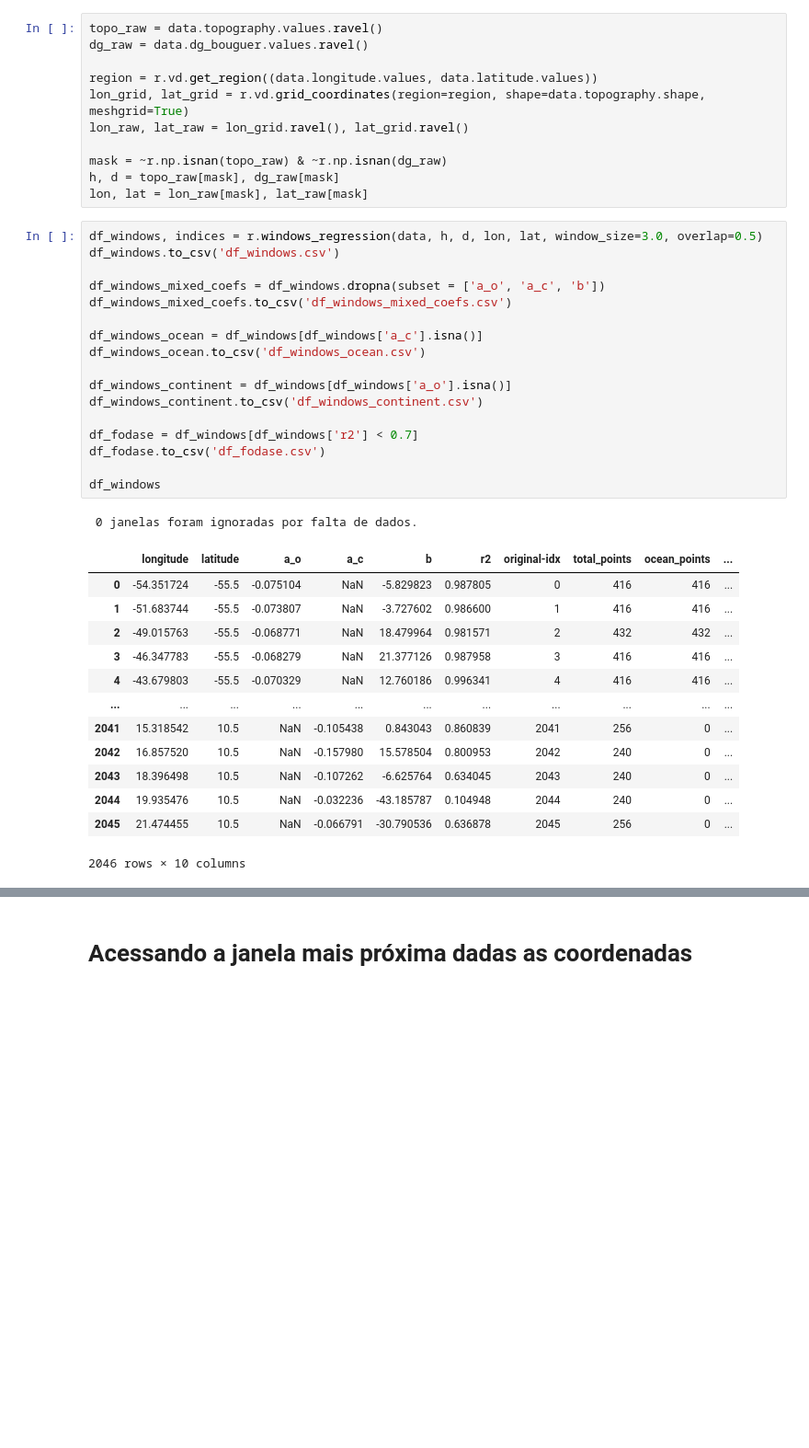
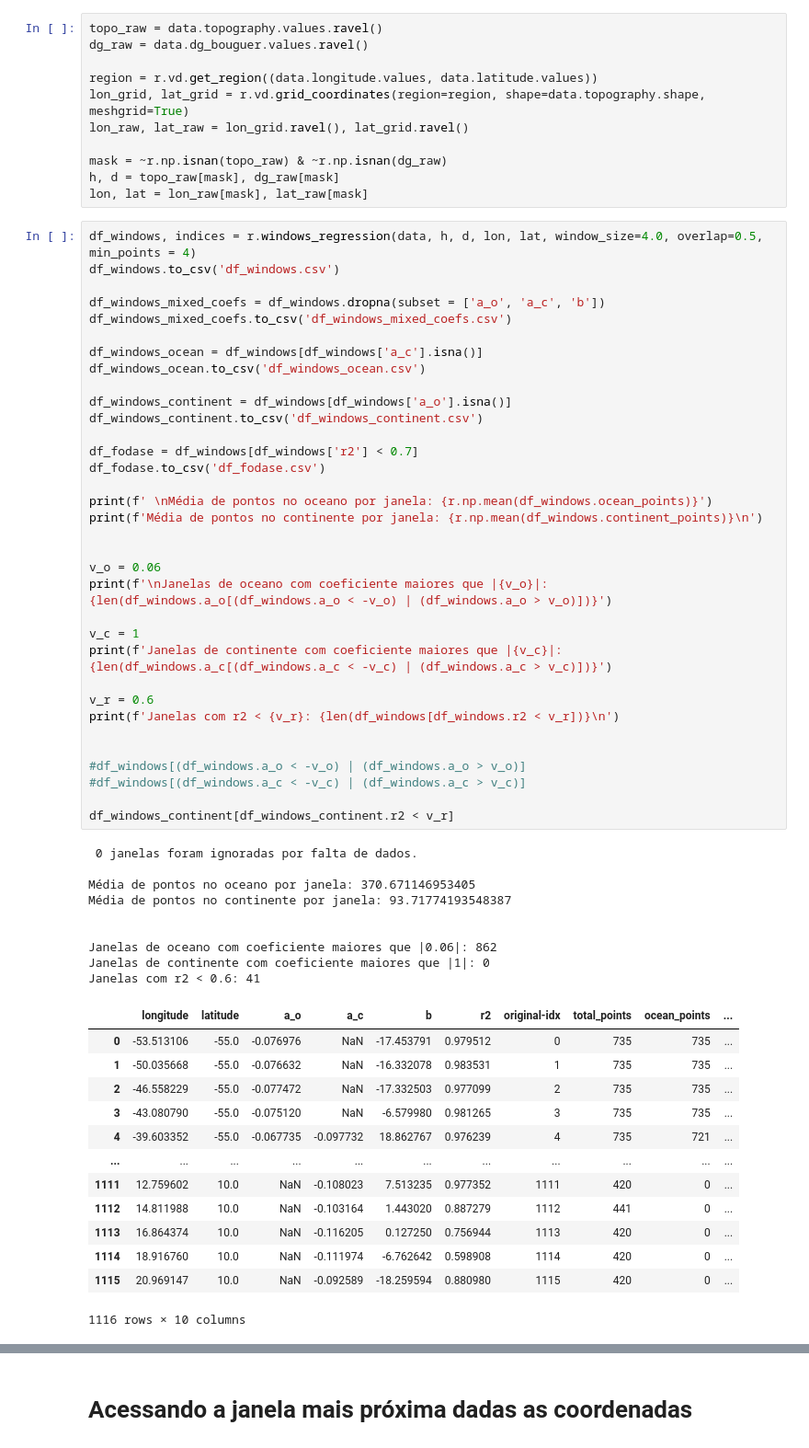
Before and after one commit to compgeolab/gravity-topography-regression, a Jupyter notebook: code/regression_windows_r2.ipynb, the cells around one changed output, grey strips where cells are left out. Shown at 92% size. Saved outputs shown, nothing was run; the diff lists cells and outputs as text; blank space fills up the shorter version.

```diff
--- a/code/regression_windows_r2.ipynb
+++ b/code/regression_windows_r2.ipynb
@@ -50,35 +50,60 @@ mask = ~r.np.isnan(topo_raw) & ~r.np.isnan(dg_raw)
 h, d = topo_raw[mask], dg_raw[mask]
 lon, lat = lon_raw[mask], lat_raw[mask]
 # %%
-df_windows, indices = r.windows_regression(data, h, d, lon, lat, window_size=3.0, overlap=0.5)
+df_windows, indices = r.windows_regression(data, h, d, lon, lat, window_size=4.0, overlap=0.5, min_points = 4)
 df_windows.to_csv('df_windows.csv')
 
 df_windows_mixed_coefs = df_windows.dropna(subset = ['a_o', 'a_c', 'b'])
 df_windows_mixed_coefs.to_csv('df_windows_mixed_coefs.csv')
 
 df_windows_ocean = df_windows[df_windows['a_c'].isna()]
 df_windows_ocean.to_csv('df_windows_ocean.csv')
 
 df_windows_continent = df_windows[df_windows['a_o'].isna()]
 df_windows_continent.to_csv('df_windows_continent.csv')
 
 df_fodase = df_windows[df_windows['r2'] < 0.7]
 df_fodase.to_csv('df_fodase.csv')
 
-df_windows
+print(f' \nMédia de pontos no oceano por janela: {r.np.mean(df_windows.ocean_points)}')
+print(f'Média de pontos no continente por janela: {r.np.mean(df_windows.continent_points)}\n')
+
+
+v_o = 0.06
+print(f'\nJanelas de oceano com coeficiente maiores que |{v_o}|: {len(df_windows.a_o[(df_windows.a_o < -v_o) | (df_windows.a_o > v_o)])}')
+
+v_c = 1
+print(f'Janelas de continente com coeficiente maiores que |{v_c}|: {len(df_windows.a_c[(df_windows.a_c < -v_c) | (df_windows.a_c > v_c)])}')
+
+v_r = 0.6
+print(f'Janelas com r2 < {v_r}: {len(df_windows[df_windows.r2 < v_r])}\n')
+
+
+#df_windows[(df_windows.a_o < -v_o) | (df_windows.a_o > v_o)]
+#df_windows[(df_windows.a_c < -v_c) | (df_windows.a_c > v_c)]
+
+df_windows_continent[df_windows_continent.r2 < v_r]
 # %% [output]
  0 janelas foram ignoradas por falta de dados.
+
+Média de pontos no oceano por janela: 370.671146953405
+Média de pontos no continente por janela: 93.71774193548387
+
+
+Janelas de oceano com coeficiente maiores que |0.06|: 862
+Janelas de continente com coeficiente maiores que |1|: 0
+Janelas com r2 < 0.6: 41
 |  | longitude | latitude | a_o | a_c | b | r2 | original-idx | total_points | ocean_points | ... |
-| 0 | -54.351724 | -55.5 | -0.075104 | NaN | -5.829823 | 0.987805 | 0 | 416 | 416 | ... |
-| 1 | -51.683744 | -55.5 | -0.073807 | NaN | -3.727602 | 0.986600 | 1 | 416 | 416 | ... |
-| 2 | -49.015763 | -55.5 | -0.068771 | NaN | 18.479964 | 0.981571 | 2 | 432 | 432 | ... |
-| 3 | -46.347783 | -55.5 | -0.068279 | NaN | 21.377126 | 0.987958 | 3 | 416 | 416 | ... |
-| 4 | -43.679803 | -55.5 | -0.070329 | NaN | 12.760186 | 0.996341 | 4 | 416 | 416 | ... |
+| 0 | -53.513106 | -55.0 | -0.076976 | NaN | -17.453791 | 0.979512 | 0 | 735 | 735 | ... |
+| 1 | -50.035668 | -55.0 | -0.076632 | NaN | -16.332078 | 0.983531 | 1 | 735 | 735 | ... |
+| 2 | -46.558229 | -55.0 | -0.077472 | NaN | -17.332503 | 0.977099 | 2 | 735 | 735 | ... |
+| 3 | -43.080790 | -55.0 | -0.075120 | NaN | -6.579980 | 0.981265 | 3 | 735 | 735 | ... |
+| 4 | -39.603352 | -55.0 | -0.067735 | -0.097732 | 18.862767 | 0.976239 | 4 | 735 | 721 | ... |
 | ... | ... | ... | ... | ... | ... | ... | ... | ... | ... | ... |
-| 2041 | 15.318542 | 10.5 | NaN | -0.105438 | 0.843043 | 0.860839 | 2041 | 256 | 0 | ... |
-| 2042 | 16.857520 | 10.5 | NaN | -0.157980 | 15.578504 | 0.800953 | 2042 | 240 | 0 | ... |
-| 2043 | 18.396498 | 10.5 | NaN | -0.107262 | -6.625764 | 0.634045 | 2043 | 240 | 0 | ... |
-| 2044 | 19.935476 | 10.5 | NaN | -0.032236 | -43.185787 | 0.104948 | 2044 | 240 | 0 | ... |
-| 2045 | 21.474455 | 10.5 | NaN | -0.066791 | -30.790536 | 0.636878 | 2045 | 256 | 0 | ... |
+| 1111 | 12.759602 | 10.0 | NaN | -0.108023 | 7.513235 | 0.977352 | 1111 | 420 | 0 | ... |
+| 1112 | 14.811988 | 10.0 | NaN | -0.103164 | 1.443020 | 0.887279 | 1112 | 441 | 0 | ... |
+| 1113 | 16.864374 | 10.0 | NaN | -0.116205 | 0.127250 | 0.756944 | 1113 | 420 | 0 | ... |
+| 1114 | 18.916760 | 10.0 | NaN | -0.111974 | -6.762642 | 0.598908 | 1114 | 420 | 0 | ... |
+| 1115 | 20.969147 | 10.0 | NaN | -0.092589 | -18.259594 | 0.880980 | 1115 | 420 | 0 | ... |
-2046 rows × 10 columns
+1116 rows × 10 columns
 # %%
```
Also changed, not shown: parts of 9 cells of this notebook, 25 other files.
